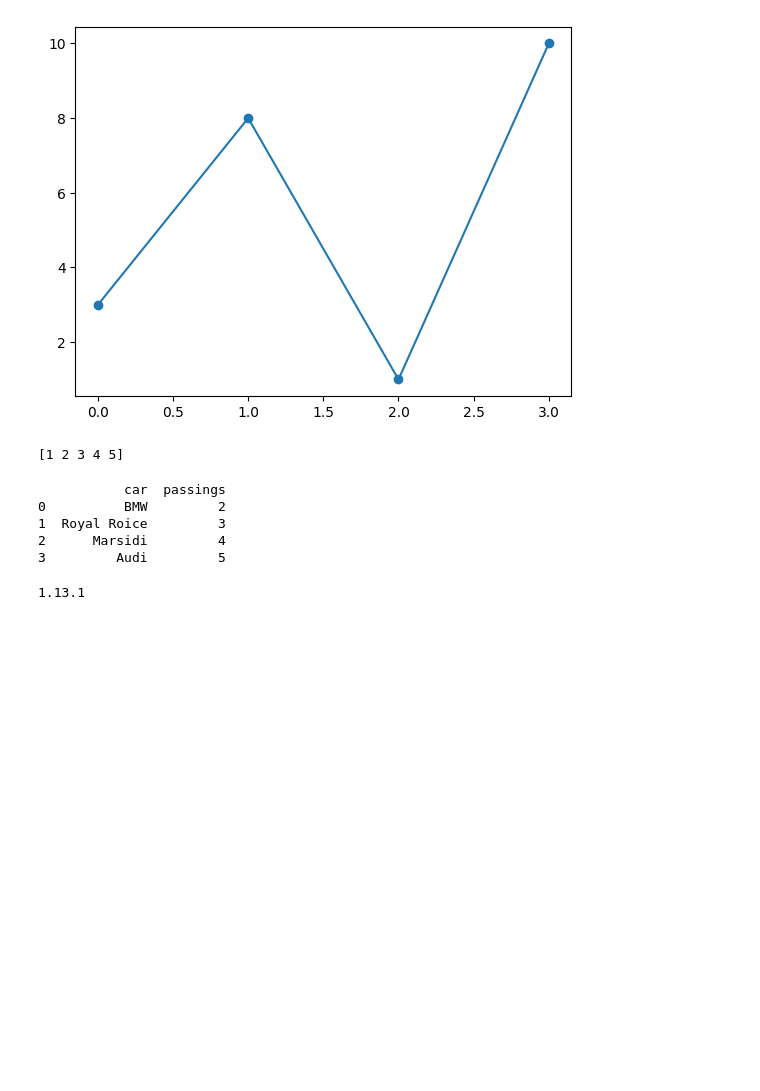
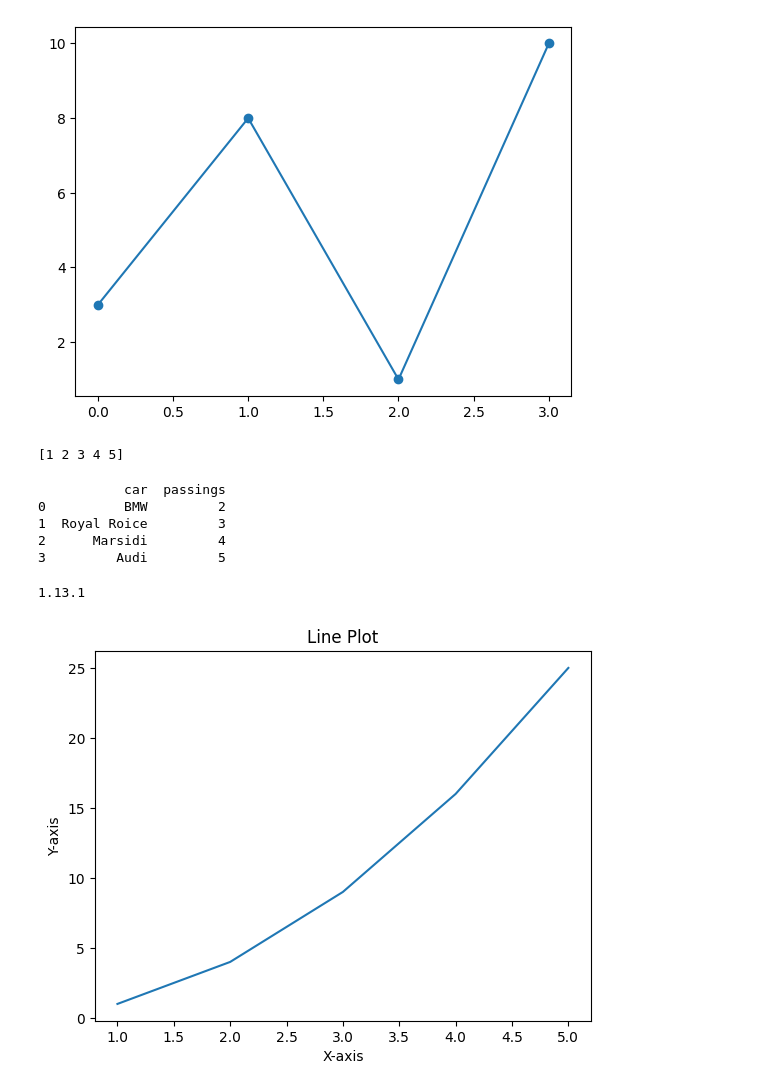
Before and after one commit to PratikshaShelke24/pyhton-programming, a Jupyter notebook: session14.ipynb, the cells around one changed output. Cells and saved outputs as stored; diff of their text form; code cells hidden in the pictures; blank space fills up the shorter version.

```diff
--- a/session14.ipynb
+++ b/session14.ipynb
@@ -58,3 +58,24 @@ import scipy as sp
 print(sp.__version__)
 # %% [output]
 1.13.1
+# %%
+import matplotlib.pyplot as plt
+
+# create some data
+x = [1, 2, 3, 4, 5]
+y = [1, 4, 9, 16, 25]
+
+# use Matplotlib to create a line plot
+plt.plot(x, y)
+
+# add labels to the axes
+plt.xlabel("X-axis")
+plt.ylabel("Y-axis")
+
+# add a title
+plt.title("Line Plot")
+
+# show the plot
+plt.show()
+# %% [output]
+[figure, added]
```
Also changed, not shown: parts of 5 cells of this notebook.
